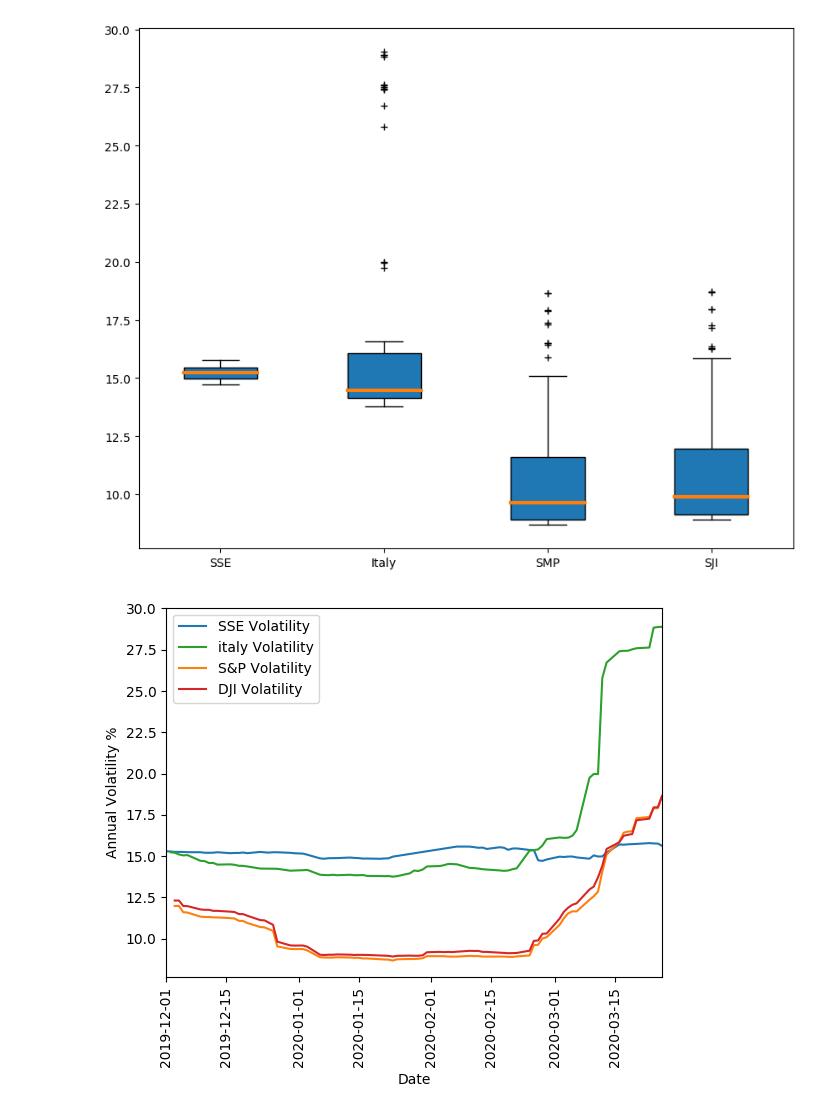
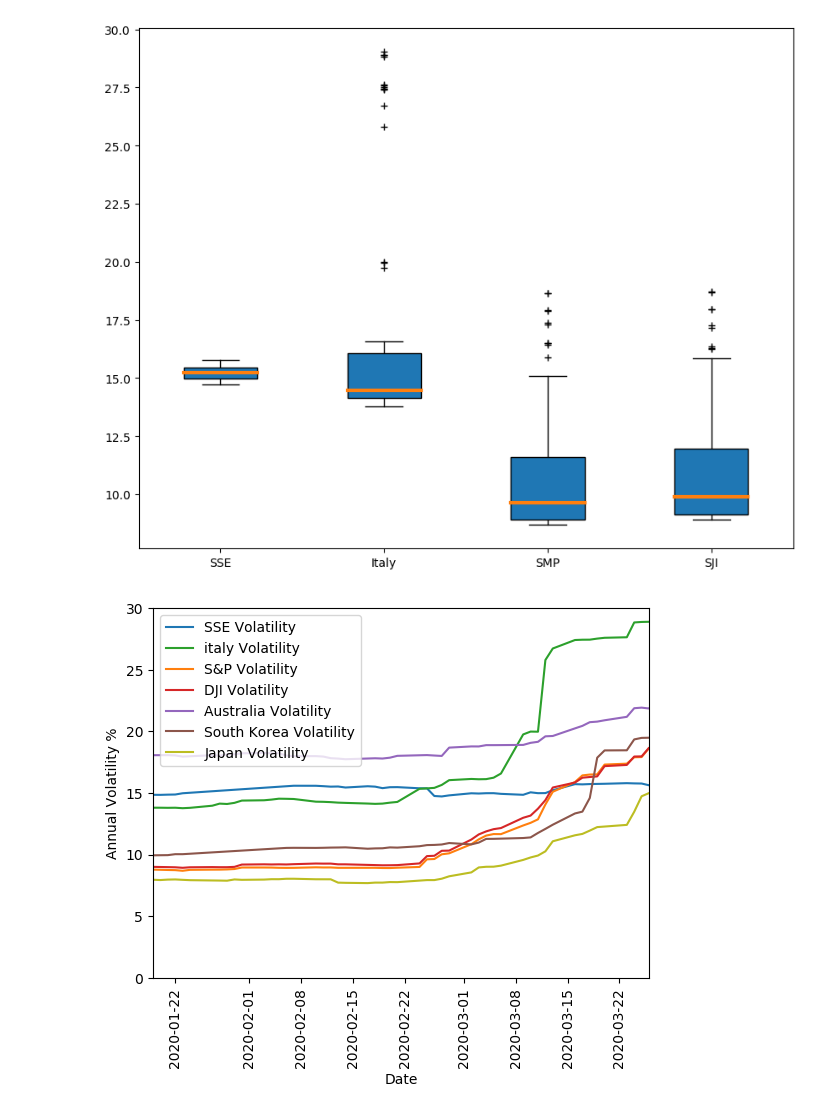
Before and after one commit to nberman12/COVID19-vs-Stocks, a Jupyter notebook: dev/daniel/Data_Analysis.ipynb, the cells around one changed output. Drawn from its saved outputs; the diff is of its cells as text; code cells hidden in the pictures.

Commit message:
added SK Aus and Japan

```diff
--- a/dev/daniel/Data_Analysis.ipynb
+++ b/dev/daniel/Data_Analysis.ipynb
@@ -54,8 +67,27 @@ volatile_dji_df = pd.read_csv("cleaned_dataframes/volatile_dji_df.csv")
 volatile_smp_df = pd.read_csv("cleaned_dataframes/volatile_smp_df.csv")
 volatile_sse_df = pd.read_csv("cleaned_dataframes/volatile_sse_df.csv")
 volatile_italy_df = pd.read_csv("cleaned_dataframes/volatile_italy_df.csv")
+volatile_asx_df = pd.read_csv("cleaned_dataframes/volatile_asx_df.csv")
+volatile_sk_df = pd.read_csv("cleaned_dataframes/volatile_sk_df.csv")
+volatile_japan_df = pd.read_csv("cleaned_dataframes/volatile_japan_df.csv")
 
 volatile_dji_df['Date']=pd.to_datetime(volatile_dji_df['Date'])
 volatile_smp_df['Date']=pd.to_datetime(volatile_smp_df['Date'])
 volatile_sse_df['Date']=pd.to_datetime(volatile_sse_df['Date'])
 volatile_italy_df['Date']=pd.to_datetime(volatile_italy_df['Date'])
+volatile_asx_df['Date']=pd.to_datetime(volatile_asx_df['Date'])
+volatile_sk_df['Date']=pd.to_datetime(volatile_sk_df['Date'])
+volatile_japan_df['Date']=pd.to_datetime(volatile_japan_df['Date'])
+# %%
+plt.figure(figsize = (10,8), dpi = 100)
+plt.style.use('default')
+plt.boxplot([volatile_sse_df['Annual Volatility'],volatile_italy_df['Annual Volatility'],
+           volatile_smp_df['Annual Volatility'],volatile_dji_df['Annual Volatility'],
+            volatile_asx_df['Annual Volatility'],volatile_sk_df['Annual Volatility'],
+            volatile_japan_df['Annual Volatility']],labels = ["SSE","Italy","SMP","SJI","Australia","South Korea","Japan"],
+           patch_artist = True, medianprops = {'linewidth':3},sym='+')
+
+
+
+
+plt.show()
@@ -75,24 +109,30 @@ plt.show()
 # %%
 
 fig, ax1 = plt.subplots()
 color1 = 'tab:blue'
 color2 = 'tab:green'
 color3 = 'tab:orange'
 color4 = 'tab:red'
+color5 = 'tab:purple'
+color6 = 'tab:brown'
+color7 = 'tab:olive'
 ax1.set_xlabel('Date')
 ax1.set_ylabel('Annual Volatility %')
 ax1.plot(volatile_sse_df['Date'],volatile_sse_df['Annual Volatility'], label = "SSE Volatility", color=color1)
 ax1.plot(volatile_italy_df['Date'],volatile_italy_df['Annual Volatility'], label = "italy Volatility", color=color2)
 ax1.plot(volatile_smp_df['Date'],volatile_smp_df['Annual Volatility'], label = "S&P Volatility", color=color3)
 ax1.plot(volatile_dji_df['Date'],volatile_dji_df['Annual Volatility'], label = "DJI Volatility", color=color4)
+ax1.plot(volatile_asx_df['Date'],volatile_asx_df['Annual Volatility'], label = "Australia Volatility", color=color5)
+ax1.plot(volatile_sk_df['Date'],volatile_sk_df['Annual Volatility'], label = "South Korea Volatility", color=color6)
+ax1.plot(volatile_japan_df['Date'],volatile_japan_df['Annual Volatility'], label = "Japan Volatility", color=color7)
 
 
 plt.legend()
 plt.xticks(rotation=90)
 
 #plt.savefig("graphs/Volatility comparison")
-plt.xlim(datetime.date(2019,12,1),datetime.date(2020,3,26))
-
+plt.xlim(datetime.date(2020,1,19),datetime.date(2020,3,26))
+plt.ylim(0,30)
 plt.show()
 # %% [output]
-[figure, old version]
+[figure, new version]
```
Also changed, not shown: parts of 2 cells of this notebook, 7 other files.
